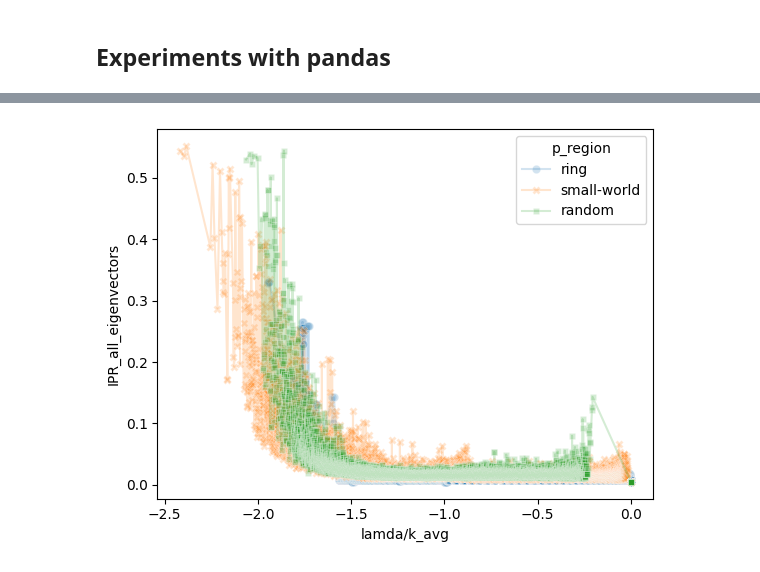
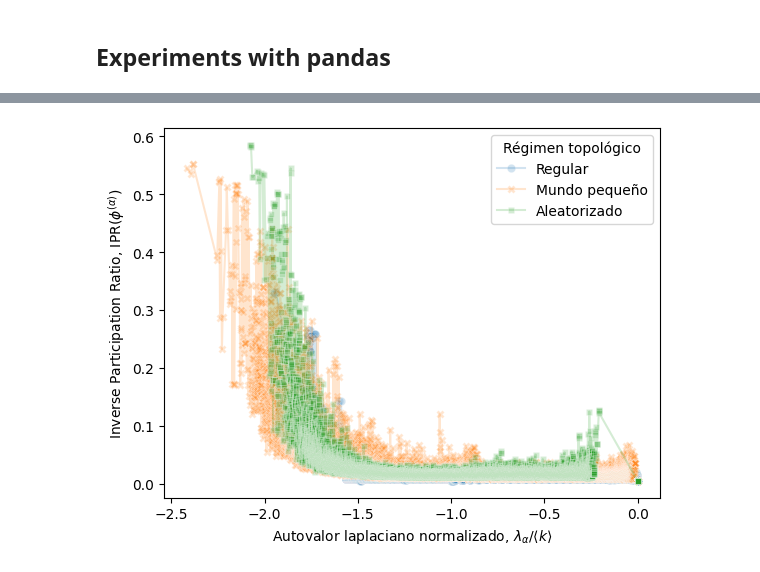
Before and after one commit to ChristianJFG/small_world_criminality, a Jupyter notebook: ring.ipynb, the cells around one changed output, grey strips where cells are left out. Saved outputs shown, nothing was run; the diff lists cells and outputs as text; code cells hidden in the pictures.

```diff
--- a/ring.ipynb
+++ b/ring.ipynb
@@ -601,8 +628,8 @@ def experiments(n_nodes, n_neighbors, n_experiments, sample_size, params):
 import time
 nodes = 200
 neighbors = 4
-experiments_num = 50
-sample_size = 8
+experiments_num = 105
+sample_size = 10
 # Experiment data including hour
 experiment_time = time.strftime("%Y-%m-%d_%H-%M-%S")
 
@@ -814,2 +841,10 @@ memory usage: 7.0+ MB
+# %%
+region_labels = {
+    "ring": "Regular",
+    "small-world": "Mundo pequeño",
+    "random": "Aleatorizado"
+}
+
+eigen_stats_df["p_region_label"] = eigen_stats_df["p_region"].map(region_labels)
 # %%
 # Plot the kde frequency of lamda/k_avg for each p_region
@@ -823,14 +867,22 @@ plt.show()
 # %%
-sns.lineplot(
+ax = sns.lineplot(
     data=eigen_stats_df,
-    x='lamda/k_avg',
-    y='IPR_all_eigenvectors',
-    hue='p_region',
-    style='p_region',
+    x="lamda/k_avg",
+    y="IPR_all_eigenvectors",
+    hue="p_region_label",
+    style="p_region_label",
     markers=True,
     dashes=False,
-    alpha=0.2
+    alpha=0.2,
+    errorbar=None
 )
+
+ax.set_xlabel(r"Autovalor laplaciano normalizado, $\lambda_\alpha/\langle k\rangle$")
+ax.set_ylabel(r"Inverse Participation Ratio, $\mathrm{IPR}(\phi^{(\alpha)})$")
+
+if ax.get_legend() is not None:
+    ax.get_legend().set_title("Régimen topológico")
+
 plt.show()
 # %% [output]
-[figure, old version]
+[figure, new version]
```
Also changed, not shown: parts of 18 cells of this notebook, 2 other files.
